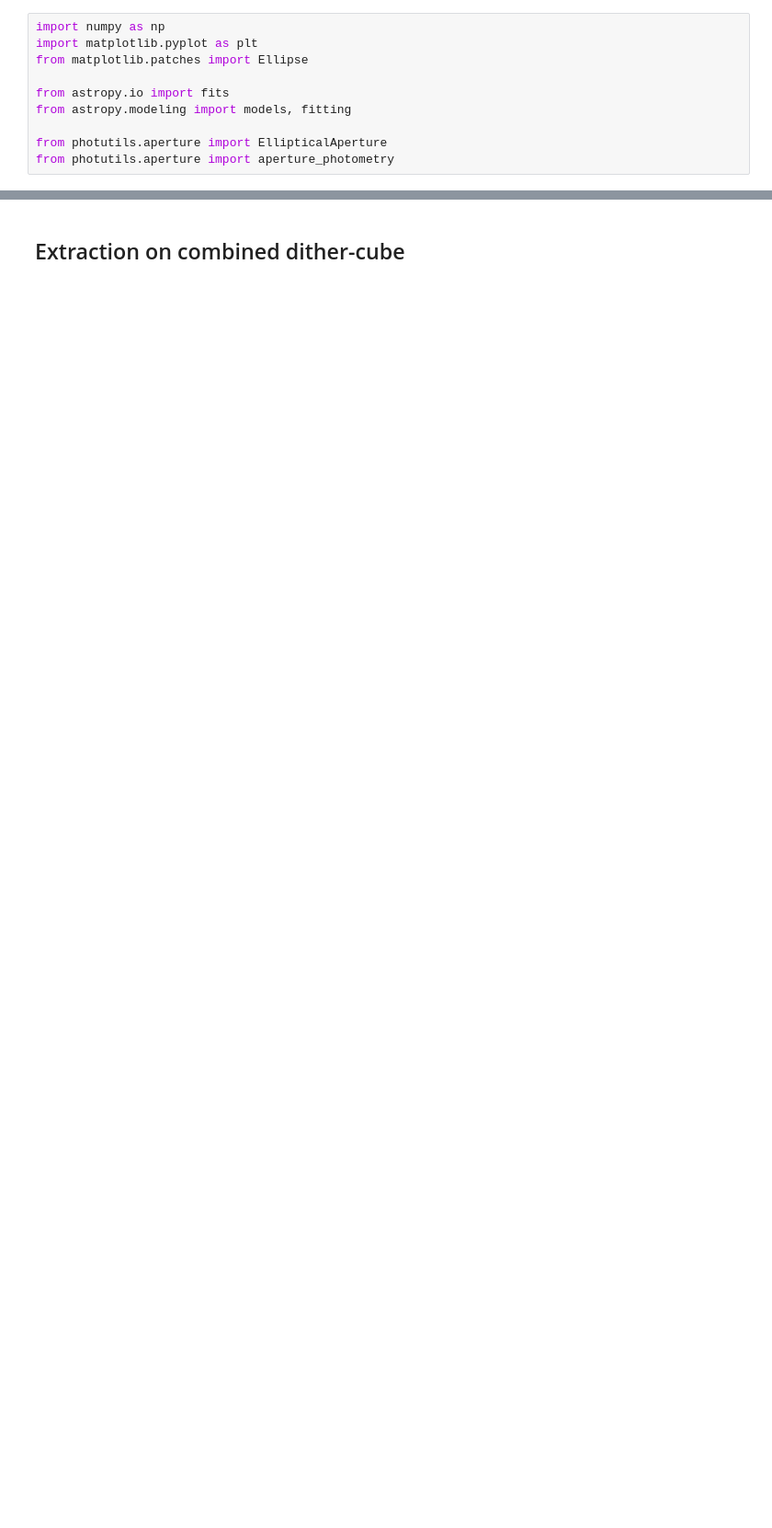
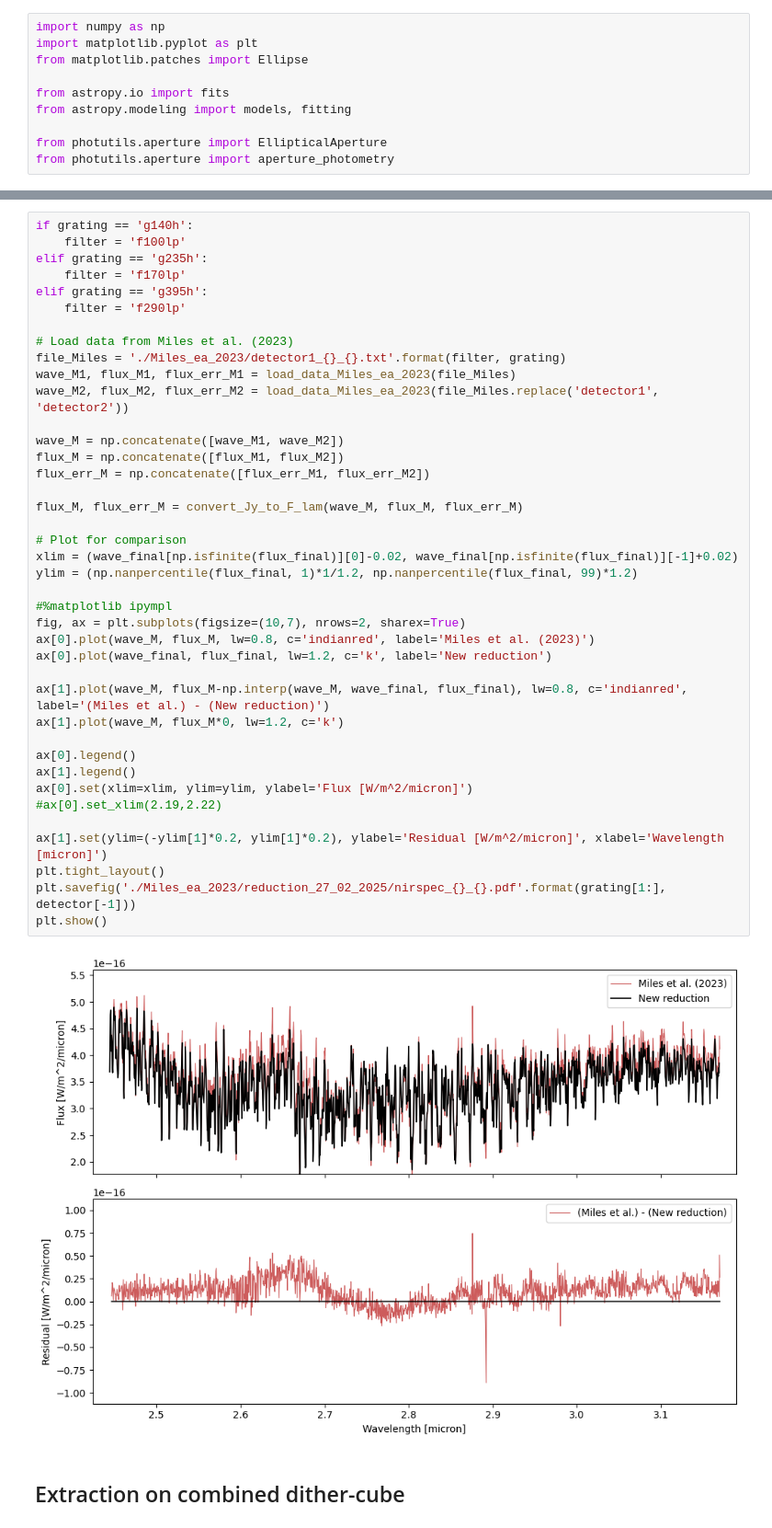
Before and after one commit to samderegt/retrieval_base, a Jupyter notebook: JWST_VHS_1256B/custom_extraction.ipynb, the cells around one changed output, grey strips where cells are left out. Shown at 92% size. Saved outputs shown, nothing was run; the diff lists cells and outputs as text; blank space fills up the shorter version.

```diff
--- a/JWST_VHS_1256B/custom_extraction.ipynb
+++ b/JWST_VHS_1256B/custom_extraction.ipynb
@@ -177,3 +274,45 @@ def convert_Jy_to_F_lam(wave, flux, flux_err):
+# %%
+if grating == 'g140h':
+    filter = 'f100lp'
+elif grating == 'g235h':
+    filter = 'f170lp'
+elif grating == 'g395h':
+    filter = 'f290lp'
+
+# Load data from Miles et al. (2023)
+file_Miles = './Miles_ea_2023/detector1_{}_{}.txt'.format(filter, grating)
+wave_M1, flux_M1, flux_err_M1 = load_data_Miles_ea_2023(file_Miles)
+wave_M2, flux_M2, flux_err_M2 = load_data_Miles_ea_2023(file_Miles.replace('detector1', 'detector2'))
+
+wave_M = np.concatenate([wave_M1, wave_M2])
+flux_M = np.concatenate([flux_M1, flux_M2])
+flux_err_M = np.concatenate([flux_err_M1, flux_err_M2])
+
+flux_M, flux_err_M = convert_Jy_to_F_lam(wave_M, flux_M, flux_err_M)
+
+# Plot for comparison
+xlim = (wave_final[np.isfinite(flux_final)][0]-0.02, wave_final[np.isfinite(flux_final)][-1]+0.02)
+ylim = (np.nanpercentile(flux_final, 1)*1/1.2, np.nanpercentile(flux_final, 99)*1.2)
+
+#%matplotlib ipympl
+fig, ax = plt.subplots(figsize=(10,7), nrows=2, sharex=True)
+ax[0].plot(wave_M, flux_M, lw=0.8, c='indianred', label='Miles et al. (2023)')
+ax[0].plot(wave_final, flux_final, lw=1.2, c='k', label='New reduction')
+
+ax[1].plot(wave_M, flux_M-np.interp(wave_M, wave_final, flux_final), lw=0.8, c='indianred', label='(Miles et al.) - (New reduction)')
+ax[1].plot(wave_M, flux_M*0, lw=1.2, c='k')
+
+ax[0].legend()
+ax[1].legend()
+ax[0].set(xlim=xlim, ylim=ylim, ylabel='Flux [W/m^2/micron]')
+#ax[0].set_xlim(2.19,2.22)
+
+ax[1].set(ylim=(-ylim[1]*0.2, ylim[1]*0.2), ylabel='Residual [W/m^2/micron]', xlabel='Wavelength [micron]')
+plt.tight_layout()
+plt.savefig('./Miles_ea_2023/reduction_27_02_2025/nirspec_{}_{}.pdf'.format(grating[1:], detector[-1]))
+plt.show()
+# %% [output]
+[figure, added]
 # %% [markdown]
 ## Extraction on combined dither-cube
 # %%
```
Also changed, not shown: parts of 8 cells of this notebook, 10 other files.
